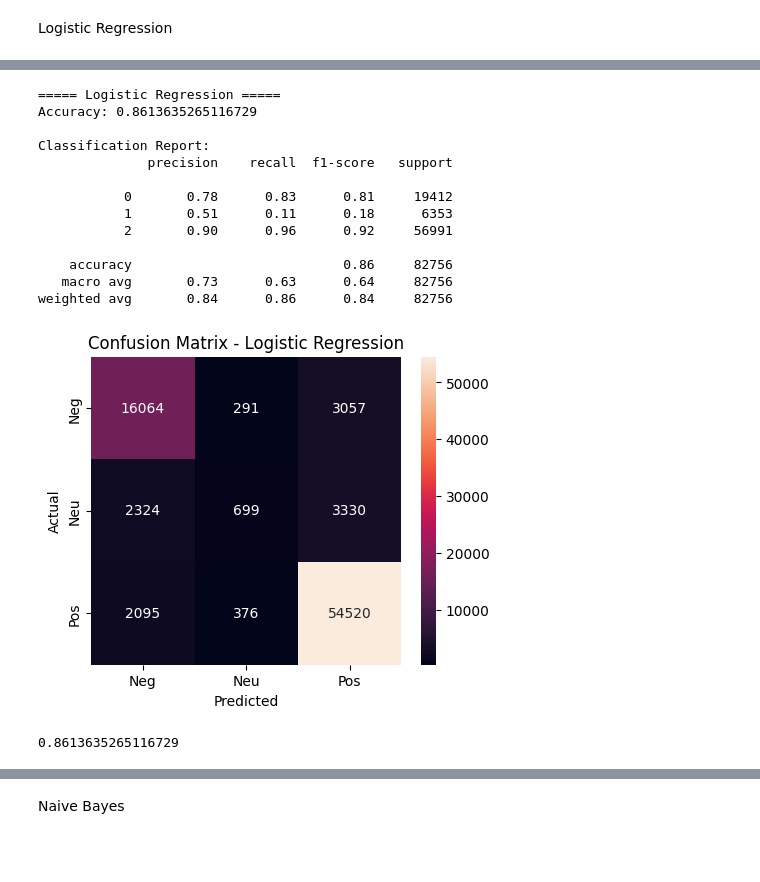
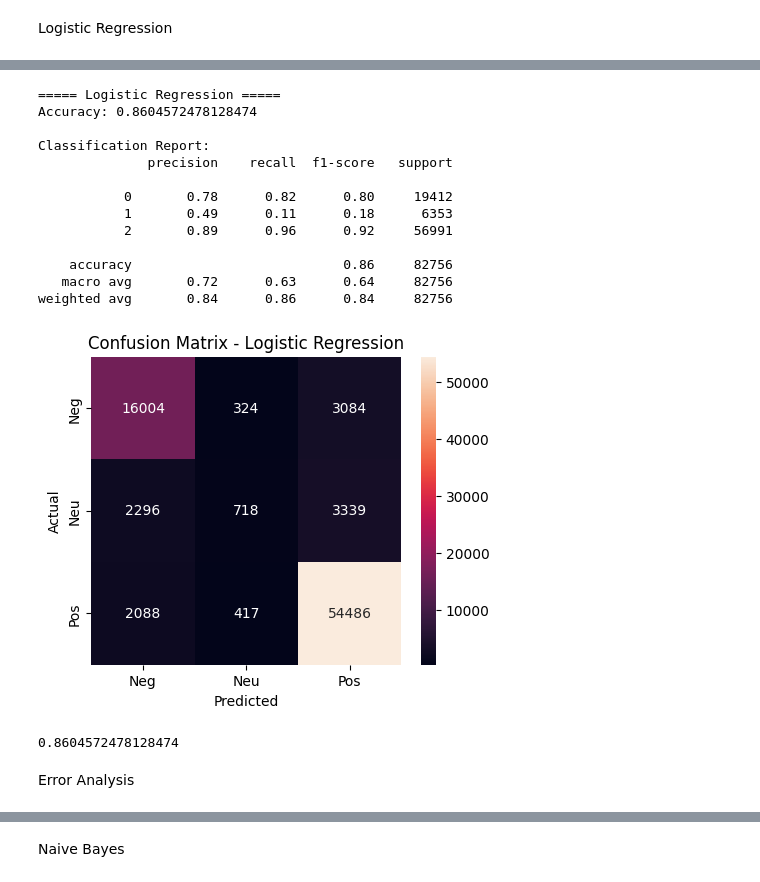
Before and after one commit to Yimeng000/NLP_Project, a Jupyter notebook: mobile_review.ipynb, the cells around one changed output, grey strips where cells are left out. Drawn from its saved outputs; the diff is of its cells as text; code cells hidden in the pictures; blank space fills up the shorter version.

```diff
--- a/mobile_review.ipynb
+++ b/mobile_review.ipynb
@@ -222,7 +164,7 @@ ImportError: The _imagingft C module is not installed
 tfidf = TfidfVectorizer(
     max_features=2000,
     stop_words='english',
-    # ngram_range=(1,1)
+    ngram_range=(1,2)  #?
 )
 
 X_train_tfidf = tfidf.fit_transform(X_train)
@@ -272,3 +214,34 @@ def evaluate_model(y_true, y_pred, model_name):
     return acc
 # %% [markdown]
 Logistic Regression
+# %%
+from sklearn.model_selection import GridSearchCV
+
+param_grid = {
+    # Small C -> Strong regularization -> Simpler model
+    # Large C -> Weak regularization -> More complex model
+    'C': [0.1, 1, 10],
+    'solver': ['liblinear']
+}
+
+# Train in turns
+# Calculate f1_macro
+# Select the best parameters
+grid_lr = GridSearchCV(
+    LogisticRegression(max_iter=1000),
+    param_grid,
+    cv=3, # Split the training set into 3 parts
+    scoring='f1_macro',
+    verbose=1
+)
+
+grid_lr.fit(X_train_tfidf, y_train)
+
+print("Best Parameters:", grid_lr.best_params_)
+print("Best CV Score:", grid_lr.best_score_)
+
+# Model trained with optimal parameters
+best_lr = grid_lr.best_estimator_
+y_pred_lr_tuned = best_lr.predict(X_test_tfidf)
+
+evaluate_model(y_test, y_pred_lr_tuned, "Tuned Logistic Regression")
@@ -275,24 +268,25 @@ Logistic Regression
 # %%
 lr = LogisticRegression(max_iter=1000)
 lr.fit(X_train_tfidf, y_train)
 
-y_pred_lr = lr.predict(X_test_tfidf)
+y_pred_lr_default = lr.predict(X_test_tfidf)
 
-# print(classification_report(y_test, y_pred_lr))
-evaluate_model(y_test, y_pred_lr, "Logistic Regression")
+evaluate_model(y_test, y_pred_lr_default, "Logistic Regression")
 # %% [output]
 ===== Logistic Regression =====
-Accuracy: 0.8613635265116729
+Accuracy: 0.8604572478128474
 
 Classification Report:
               precision    recall  f1-score   support
 
-           0       0.78      0.83      0.81     19412
-           1       0.51      0.11      0.18      6353
-           2       0.90      0.96      0.92     56991
+           0       0.78      0.82      0.80     19412
+           1       0.49      0.11      0.18      6353
+           2       0.89      0.96      0.92     56991
 
     accuracy                           0.86     82756
-   macro avg       0.73      0.63      0.64     82756
+   macro avg       0.72      0.63      0.64     82756
 weighted avg       0.84      0.86      0.84     82756
-[figure, old version]
+[figure, new version]
-0.8613635265116729
+0.8604572478128474
+# %% [markdown]
+Error Analysis
```
Also changed, not shown: parts of 42 cells of this notebook.
